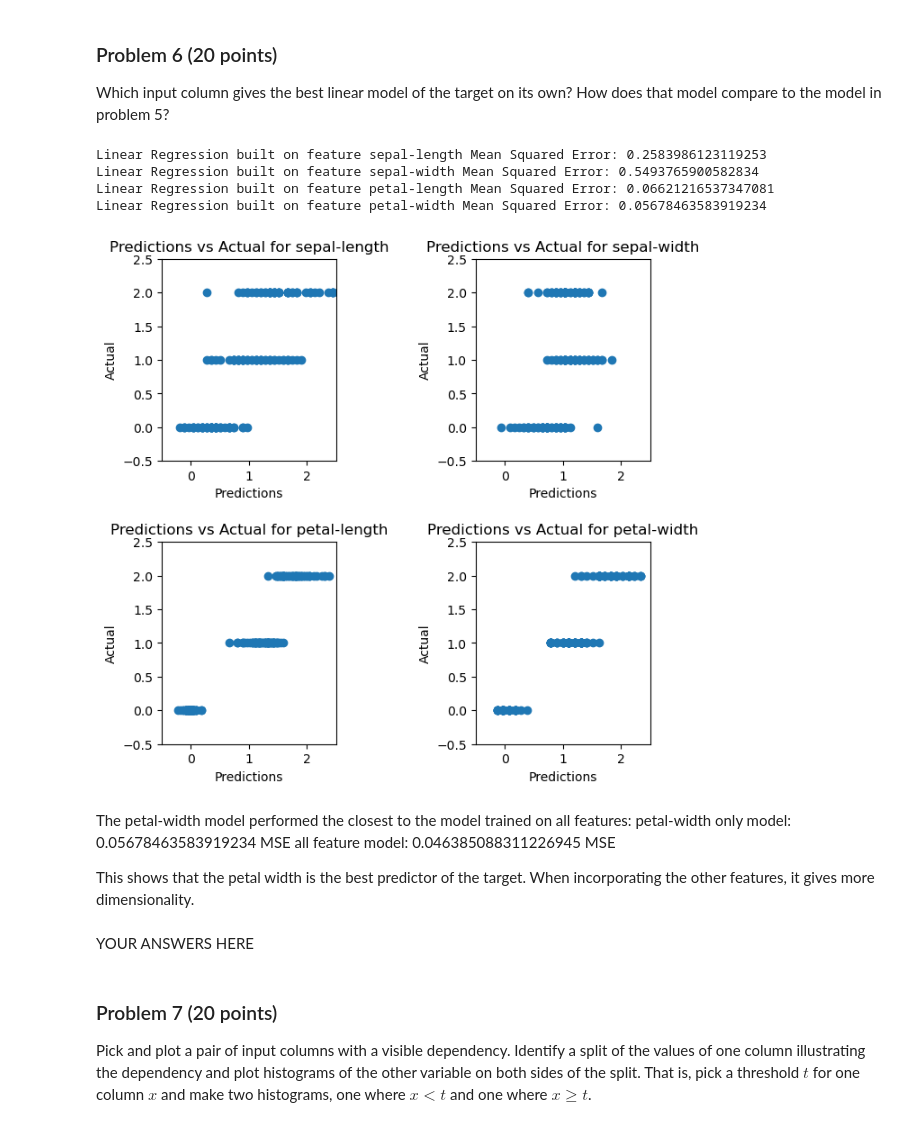
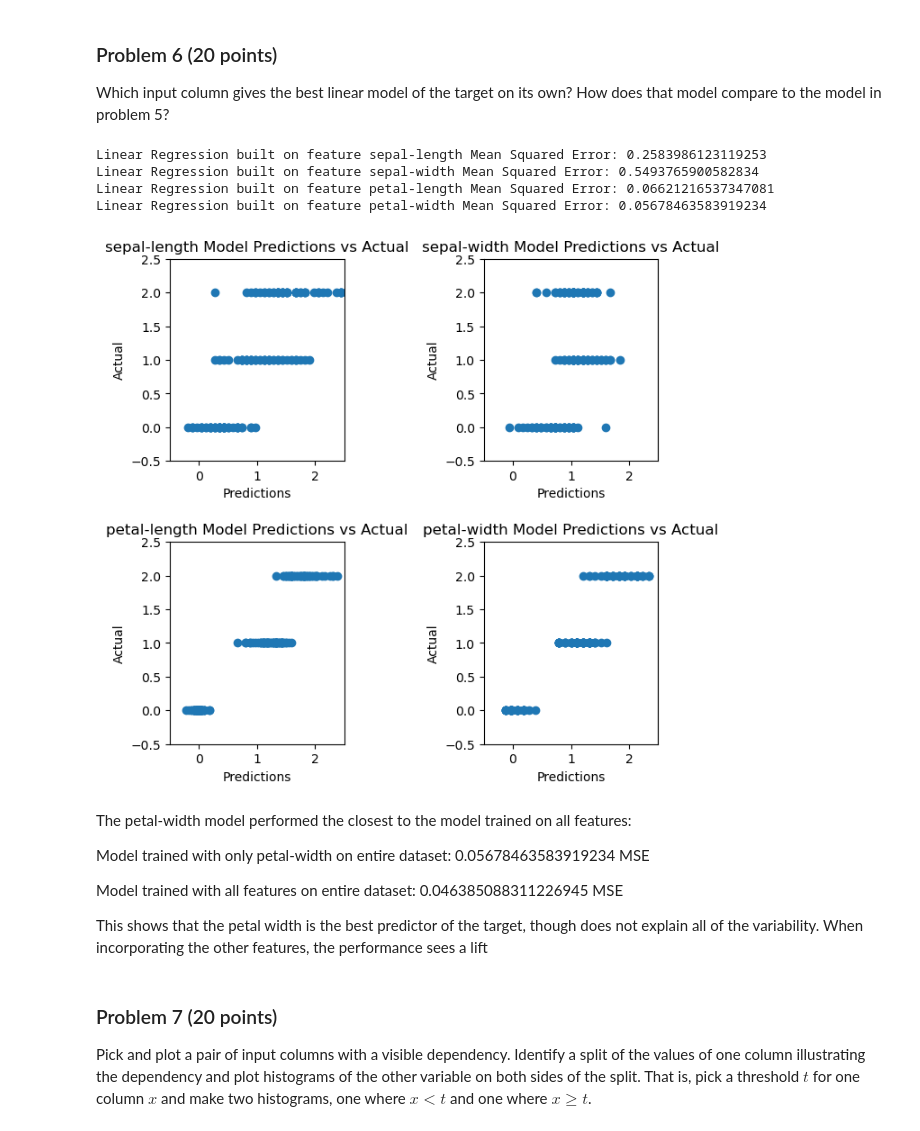
Before and after one commit to calebhadley1/dx601-final-project, a Jupyter notebook: project.ipynb, the cells around one changed output. Drawn from its saved outputs; the diff is of its cells as text; code cells hidden in the pictures.

```diff
--- a/project.ipynb
+++ b/project.ipynb
@@ -219,38 +214,38 @@ How does that model compare to the model in problem 5?
 # %%
 num_cols = 2
 num_rows = (len(plot_columns) + num_cols - 1) // num_cols
 plt.figure(figsize=(num_cols*3.5, num_rows*3.5))
 
 for (i, c) in enumerate(X.columns):
     single_feature_df = pd.DataFrame(df[c])
     lin_reg = sklearn.linear_model.LinearRegression()
     lin_reg.fit(single_feature_df, y)
     y_pred = lin_reg.predict(single_feature_df)
     mse = sklearn.metrics.mean_squared_error(y_true=y, y_pred=y_pred)
     print(f"Linear Regression built on feature {c} Mean Squared Error: {mse}")
 
     plt.subplot(num_rows, num_cols, i+1)
     plt.scatter(y_pred, y)
     plt.xlabel("Predictions")
     plt.ylabel("Actual")
-    plt.title(f"Predictions vs Actual for {c}")
+    plt.title(f"{c} Model Predictions vs Actual")
     plt.xlim(-.5,2.5)
     plt.ylim(-.5,2.5)
 plt.subplots_adjust(wspace=.8, hspace=.4)
 # %% [output]
 Linear Regression built on feature sepal-length Mean Squared Error: 0.2583986123119253
 Linear Regression built on feature sepal-width Mean Squared Error: 0.5493765900582834
 Linear Regression built on feature petal-length Mean Squared Error: 0.06621216537347081
 Linear Regression built on feature petal-width Mean Squared Error: 0.05678463583919234
-[figure, old version]
+[figure, new version]
 # %% [markdown]
 The petal-width model performed the closest to the model trained on all features:
-petal-width only model: 0.05678463583919234 MSE
-all feature model: 0.046385088311226945 MSE
 
-This shows that the petal width is the best predictor of the target. When incorporating the other features, it gives more dimensionality.
+Model trained with only petal-width on entire dataset: 0.05678463583919234 MSE
+
+Model trained with all features on entire dataset: 0.046385088311226945 MSE
+
+This shows that the petal width is the best predictor of the target, though does not explain all of the variability. When incorporating the other features, the performance sees a lift
-# %% [markdown]
-YOUR ANSWERS HERE
 # %% [markdown]
 ### Problem 7 (20 points)
 
```
Also changed, not shown: parts of 44 cells of this notebook.
